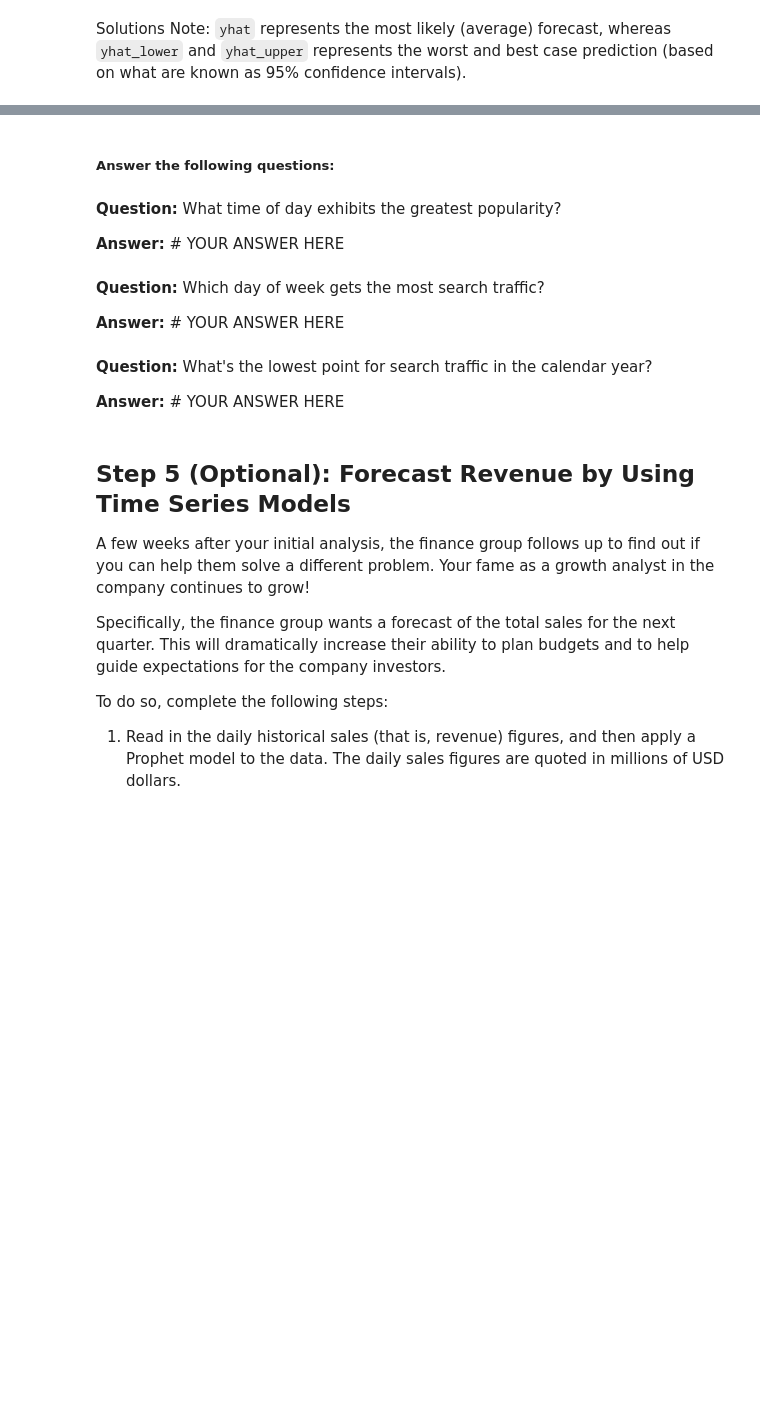
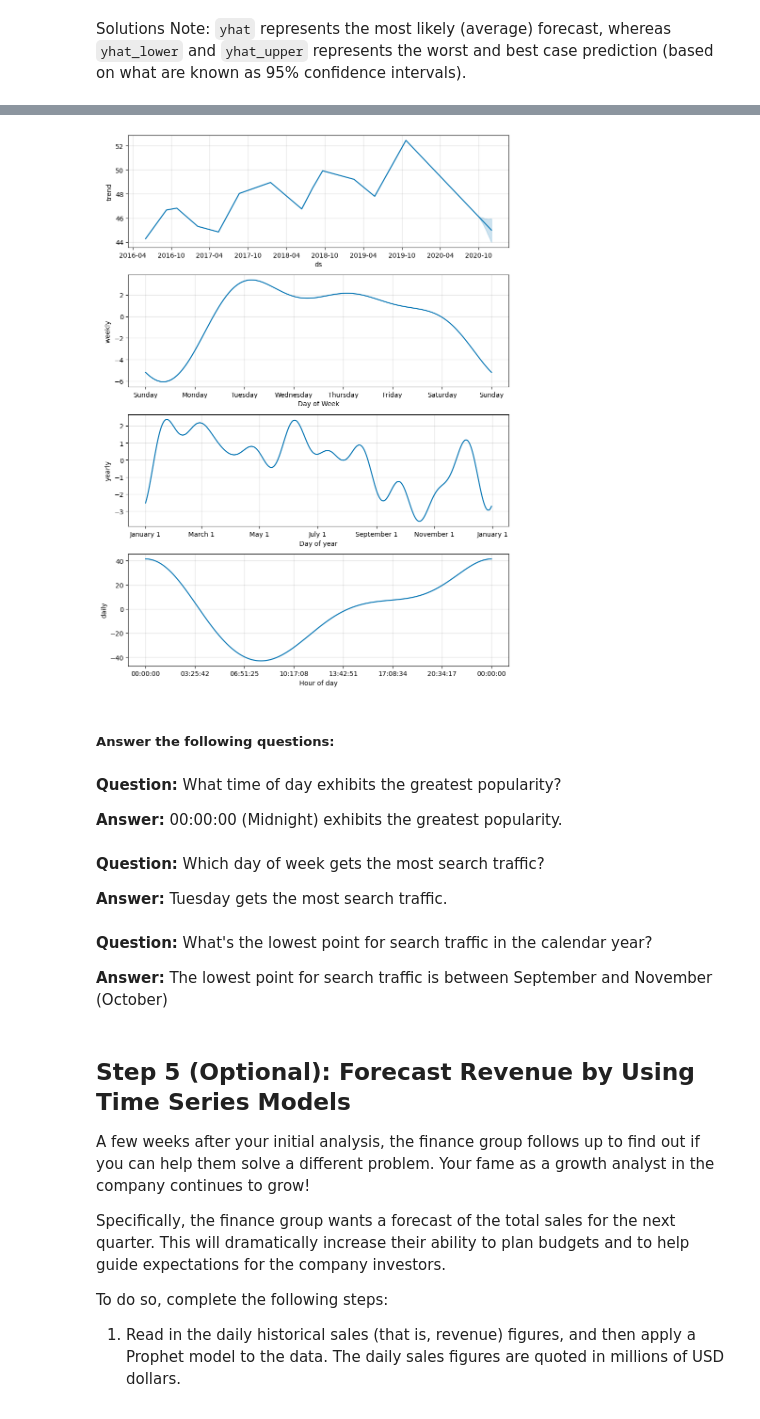
Before and after one commit to JulHendrickson/Module-11-Challenge, a Jupyter notebook: forecasting_net_prophet.ipynb, the cells around one changed output, grey strips where cells are left out. Drawn from its saved outputs; the diff is of its cells as text; code cells hidden in the pictures; blank space fills up the shorter version.

```diff
--- a/forecasting_net_prophet.ipynb
+++ b/forecasting_net_prophet.ipynb
@@ -406,7 +626,7 @@ forecast_mercado_trends = # YOUR CODE HERE
 * What's the lowest point for search traffic in the calendar year?
 # %%
 # Set the index in the forecast_mercado_trends DataFrame to the ds datetime column
-forecast_mercado_trends = # YOUR CODE HERE
+forecast_mercado_trends = forecast_mercado_trends.set_index('ds')
 
 # View the only the yhat,yhat_lower and yhat_upper columns from the DataFrame
-# YOUR CODE HERE
+forecast_mercado_trends[['yhat', 'yhat_lower', 'yhat_upper']]
@@ -422,24 +664,26 @@ hv.extension('bokeh')
 # %%
 # Reset the index in the forecast_mercado_trends DataFrame
-forecast_mercado_trends = # YOUR CODE HERE
+forecast_mercado_trends = forecast_mercado_trends.reset_index()
 
 # Use the plot_components function to visualize the forecast results
 # for the forecast_canada DataFrame
-figures_mercado_trends = # YOUR CODE HERE
+figures_mercado_trends = model_mercado_trends.plot_components(forecast_mercado_trends)
+# %% [output]
+[figure, added]
 # %% [markdown]
 ##### Answer the following questions:
 # %% [markdown]
 **Question:** What time of day exhibits the greatest popularity?
 
-**Answer:** # YOUR ANSWER HERE
+**Answer:** 00:00:00 (Midnight) exhibits the greatest popularity.
 # %% [markdown]
 **Question:** Which day of week gets the most search traffic?
 
-**Answer:** # YOUR ANSWER HERE
+**Answer:** Tuesday gets the most search traffic.
 # %% [markdown]
 **Question:** What's the lowest point for search traffic in the calendar year?
 
-**Answer:** # YOUR ANSWER HERE
+**Answer:** The lowest point for search traffic is between September and November (October)
 # %% [markdown]
 ## Step 5 (Optional): Forecast Revenue by Using Time Series Models
 
```
Also changed, not shown: parts of 49 cells of this notebook.
